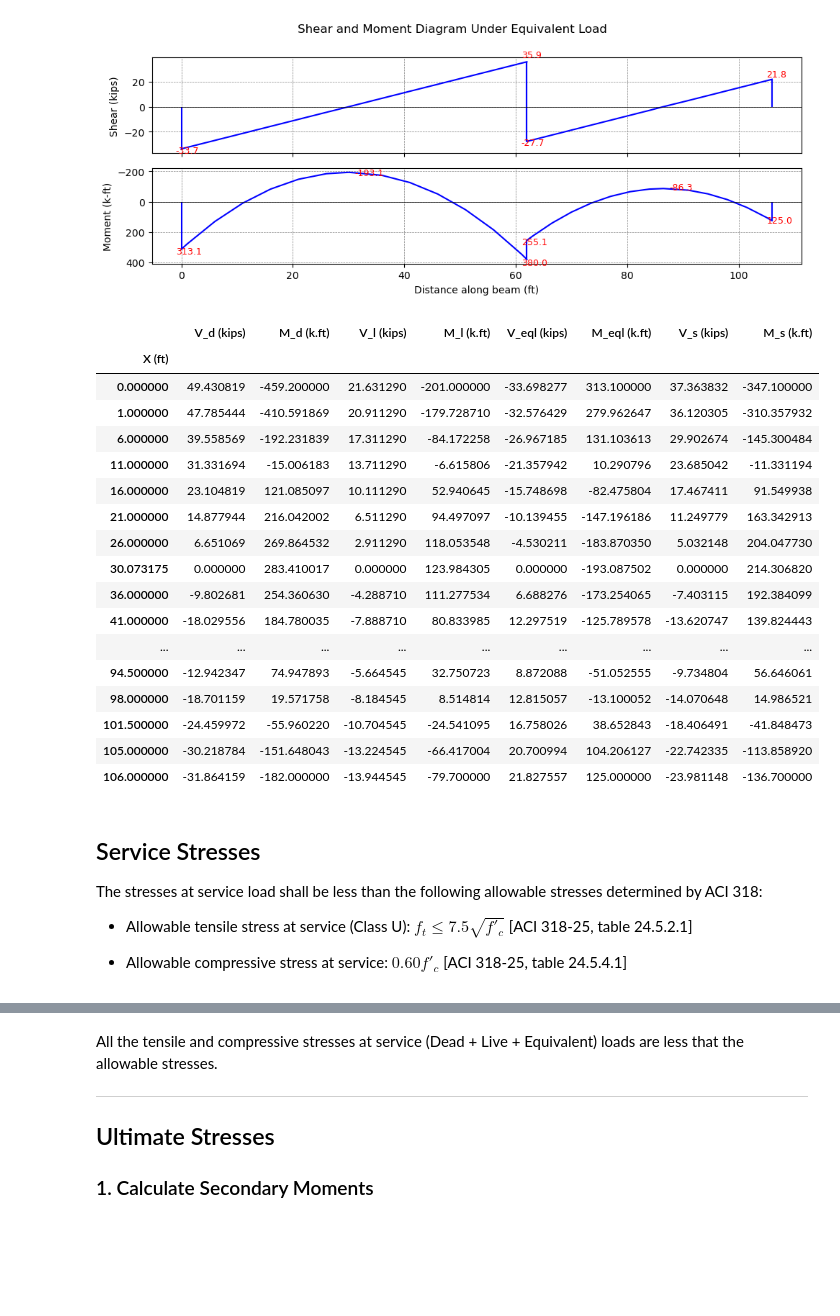
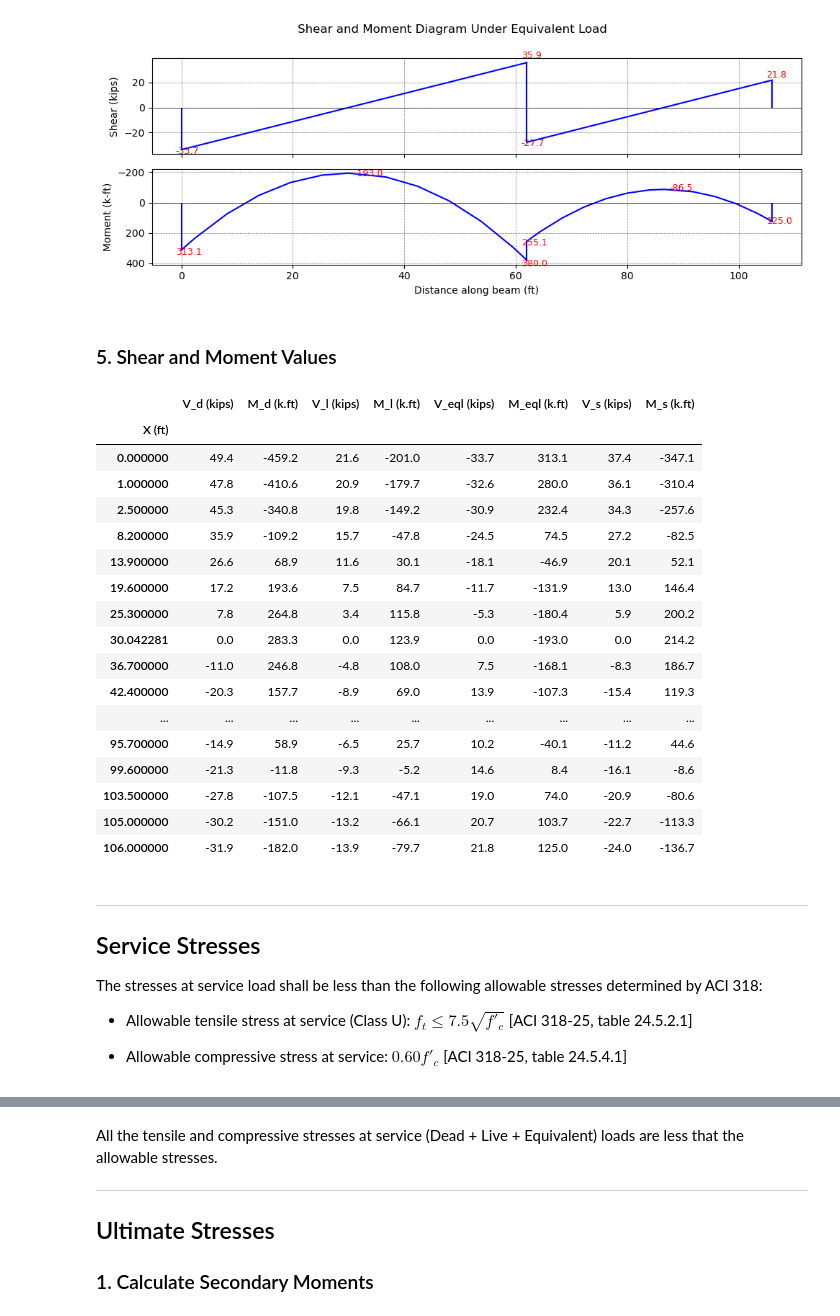
Before and after one commit to hkaragah/hkaragah.github.io, a Jupyter notebook: structure/concrete_shear/prestressed_determinate_beam/prestressed_determinate_beam.ipynb, the cells around one changed output, grey strips where cells are left out. Cells and saved outputs as stored; diff of their text form; code cells hidden in the pictures; blank space fills up the shorter version.

```diff
--- a/structure/concrete_shear/prestressed_determinate_beam/prestressed_determinate_beam.ipynb
+++ b/structure/concrete_shear/prestressed_determinate_beam/prestressed_determinate_beam.ipynb
@@ -58,7 +29,7 @@ y = 0.2565x^2 + -2.2649x + 0.0000
 ### 1. Define Materials
 # %%
 # Define materials
-concrete = ACIConcrete(fc=5000, is_lightweight=False, density=150 / 12**3)
+con_5000 = ACIConcrete(fc=5000, is_lightweight=False, density=150 / 12**3)
 mild_steel = BilinearSteel("A706", fy=60000)
 pt_steel = PrestressingA416Strand()
 # %% [markdown]
@@ -70,14 +41,14 @@ n_spans = 2
 # Define lower and upper columns
 lower_cols, upper_cols = [], []
 for i in range(n_spans + 1):
-    lower_cols.append(ConcreteColumn(length=11+4/12, width=24/12, depth=24/12, mat=concrete))
-    upper_cols.append(ConcreteColumn(length=11+4/12, width=24/12, depth=24/12, mat=concrete))
+    lower_cols.append(ConcreteColumn(length=11+4/12, width=24/12, depth=24/12, mat=con_5000))
+    upper_cols.append(ConcreteColumn(length=11+4/12, width=24/12, depth=24/12, mat=con_5000))
 
 # Define beams
 beam_lengths = [62, 44]
 beams: list[ConcreteTSectionBeam] = []
 for length in beam_lengths:
-    beams.append(ConcreteTSectionBeam(length=length, width=15/12, depth=36/12, flange_width=95/12, flange_thickness=5/12, mat=concrete))
+    beams.append(ConcreteTSectionBeam(length=length, width=15/12, depth=36/12, flange_width=95/12, flange_thickness=5/12, mat=con_5000))
 
 # Define joints
 joints = []
@@ -155,7 +126,7 @@ Sb=4650 in^3
 * For the live load assume standard parking loading
 # %%
 # Compute area loads
-concrete_density = concrete.density * (12**3/1e3) # k/ft^3
+concrete_density = con_5000.density * (12**3/1e3) # k/ft^3
 
 slab_thickness = 5/12 # ft
 slab_load = slab_thickness *  concrete_density# k/ft^2
@@ -211,11 +186,17 @@ Balacing approximately 70% of concrete load in each span and proviing a minimum
 min_comp_stress = 250 /1e3 # ksi
 balance_factor = 0.7
 
+# Distance between the lowest point of the tendon to the bottom of the beam in span A-B
+low_ab = 4 # in
+
+# Distance between the highest point of tendon to the top of the beam at mid-support B
+high_b = 4 # in
+
 # Beam: A-----B-----C
 # Center of gravity of strand profile (c.g.s.) from the top of the beam
 cgs_a = yt # in
-cgs_ab = beam_sec.depth * 12 - 4 # in
-cgs_b = 4 # in
+cgs_ab = beam_sec.depth * 12 - low_ab # in
+cgs_b = high_b # in
 
 # Compute prestressing force to balance 70% of concrete load
 l_ab = beams[0].length # ft
@@ -465,6 +519,8 @@ for load_case in uniform_loads.keys():
 [figure]
 [figure]
 [figure]
+# %% [markdown]
+### 5. Shear and Moment Values
 # %%
 # Concatenate results for all beams
 dist_segments = []
@@ -475,51 +531,53 @@ for load_case in uniform_loads:
     shear[load_case] = np.hstack(V[load_case])
     moment[load_case] = np.hstack(M[load_case])
 
 # build distance array with offsets
 for i, beam in enumerate(beams):
     offset = sum(beam_lengths[:i])
     dist_segments.append(X[i] + offset)
 
 dist = np.hstack(dist_segments)
 
 
 # Create a dataframe to store x_coord, shear and moment for each load case
 shear_moment_df = pd.DataFrame({
     "X (ft)": dist,
     "V_d (kips)": shear["Dead"],
     "M_d (k.ft)": moment["Dead"],
     "V_l (kips)": shear["Live"],
     "M_l (k.ft)": moment["Live"],
     "V_eql (kips)": shear["Equivalent"],
     "M_eql (k.ft)": moment["Equivalent"]
 }).set_index("X (ft)")
 
 shear_moment_df["V_s (kips)"] = shear_moment_df["V_d (kips)"] + shear_moment_df["V_l (kips)"] + shear_moment_df["V_eql (kips)"]
 shear_moment_df["M_s (k.ft)"] = shear_moment_df["M_d (k.ft)"] + shear_moment_df["M_l (k.ft)"] + shear_moment_df["M_eql (k.ft)"]
 
 # Set the dataframe to show all rows
 pd.set_option('display.max_rows', None)
-shear_moment_df
+shear_moment_df.round(1)
 # %% [output]
 |  | V_d (kips) | M_d (k.ft) | V_l (kips) | M_l (k.ft) | V_eql (kips) | M_eql (k.ft) | V_s (kips) | M_s (k.ft) |
 | X (ft) |  |  |  |  |  |  |  |  |
-| 0.000000 | 49.430819 | -459.200000 | 21.631290 | -201.000000 | -33.698277 | 313.100000 | 37.363832 | -347.100000 |
-| 1.000000 | 47.785444 | -410.591869 | 20.911290 | -179.728710 | -32.576429 | 279.962647 | 36.120305 | -310.357932 |
-| 6.000000 | 39.558569 | -192.231839 | 17.311290 | -84.172258 | -26.967185 | 131.103613 | 29.902674 | -145.300484 |
-| 11.000000 | 31.331694 | -15.006183 | 13.711290 | -6.615806 | -21.357942 | 10.290796 | 23.685042 | -11.331194 |
-| 16.000000 | 23.104819 | 121.085097 | 10.111290 | 52.940645 | -15.748698 | -82.475804 | 17.467411 | 91.549938 |
-| 21.000000 | 14.877944 | 216.042002 | 6.511290 | 94.497097 | -10.139455 | -147.196186 | 11.249779 | 163.342913 |
-| 26.000000 | 6.651069 | 269.864532 | 2.911290 | 118.053548 | -4.530211 | -183.870350 | 5.032148 | 204.047730 |
-| 30.073175 | 0.000000 | 283.410017 | 0.000000 | 123.984305 | 0.000000 | -193.087502 | 0.000000 | 214.306820 |
-| 36.000000 | -9.802681 | 254.360630 | -4.288710 | 111.277534 | 6.688276 | -173.254065 | -7.403115 | 192.384099 |
-| 41.000000 | -18.029556 | 184.780035 | -7.888710 | 80.833985 | 12.297519 | -125.789578 | -13.620747 | 139.824443 |
+| 0.000000 | 49.4 | -459.2 | 21.6 | -201.0 | -33.7 | 313.1 | 37.4 | -347.1 |
+| 1.000000 | 47.8 | -410.6 | 20.9 | -179.7 | -32.6 | 280.0 | 36.1 | -310.4 |
+| 2.500000 | 45.3 | -340.8 | 19.8 | -149.2 | -30.9 | 232.4 | 34.3 | -257.6 |
+| 8.200000 | 35.9 | -109.2 | 15.7 | -47.8 | -24.5 | 74.5 | 27.2 | -82.5 |
+| 13.900000 | 26.6 | 68.9 | 11.6 | 30.1 | -18.1 | -46.9 | 20.1 | 52.1 |
+| 19.600000 | 17.2 | 193.6 | 7.5 | 84.7 | -11.7 | -131.9 | 13.0 | 146.4 |
+| 25.300000 | 7.8 | 264.8 | 3.4 | 115.8 | -5.3 | -180.4 | 5.9 | 200.2 |
+| 30.042281 | 0.0 | 283.3 | 0.0 | 123.9 | 0.0 | -193.0 | 0.0 | 214.2 |
+| 36.700000 | -11.0 | 246.8 | -4.8 | 108.0 | 7.5 | -168.1 | -8.3 | 186.7 |
+| 42.400000 | -20.3 | 157.7 | -8.9 | 69.0 | 13.9 | -107.3 | -15.4 | 119.3 |
 | ... | ... | ... | ... | ... | ... | ... | ... | ... |
-| 94.500000 | -12.942347 | 74.947893 | -5.664545 | 32.750723 | 8.872088 | -51.052555 | -9.734804 | 56.646061 |
-| 98.000000 | -18.701159 | 19.571758 | -8.184545 | 8.514814 | 12.815057 | -13.100052 | -14.070648 | 14.986521 |
-| 101.500000 | -24.459972 | -55.960220 | -10.704545 | -24.541095 | 16.758026 | 38.652843 | -18.406491 | -41.848473 |
-| 105.000000 | -30.218784 | -151.648043 | -13.224545 | -66.417004 | 20.700994 | 104.206127 | -22.742335 | -113.858920 |
-| 106.000000 | -31.864159 | -182.000000 | -13.944545 | -79.700000 | 21.827557 | 125.000000 | -23.981148 | -136.700000 |
+| 95.700000 | -14.9 | 58.9 | -6.5 | 25.7 | 10.2 | -40.1 | -11.2 | 44.6 |
+| 99.600000 | -21.3 | -11.8 | -9.3 | -5.2 | 14.6 | 8.4 | -16.1 | -8.6 |
+| 103.500000 | -27.8 | -107.5 | -12.1 | -47.1 | 19.0 | 74.0 | -20.9 | -80.6 |
+| 105.000000 | -30.2 | -151.0 | -13.2 | -66.1 | 20.7 | 103.7 | -22.7 | -113.3 |
+| 106.000000 | -31.9 | -182.0 | -13.9 | -79.7 | 21.8 | 125.0 | -24.0 | -136.7 |
 # %% [markdown]
+---
+
 ## Service Stresses
 
 The stresses at service load shall be less than the following allowable stresses determined by ACI 318:
```
Also changed, not shown: parts of 25 cells of this notebook, 2 other files.
